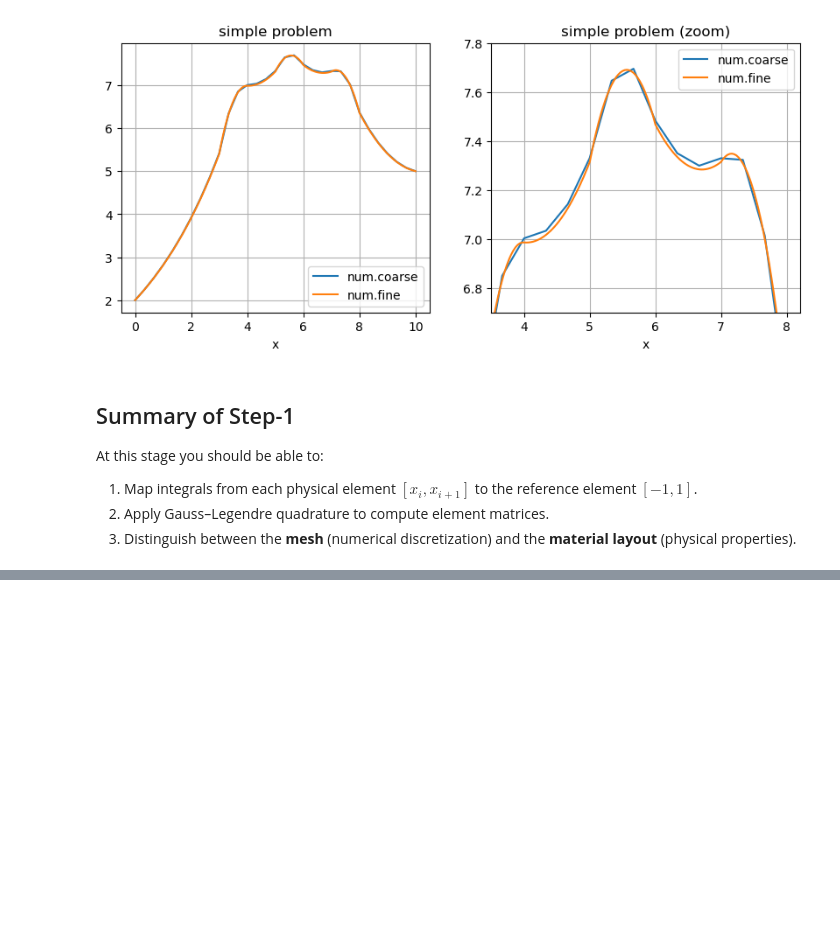
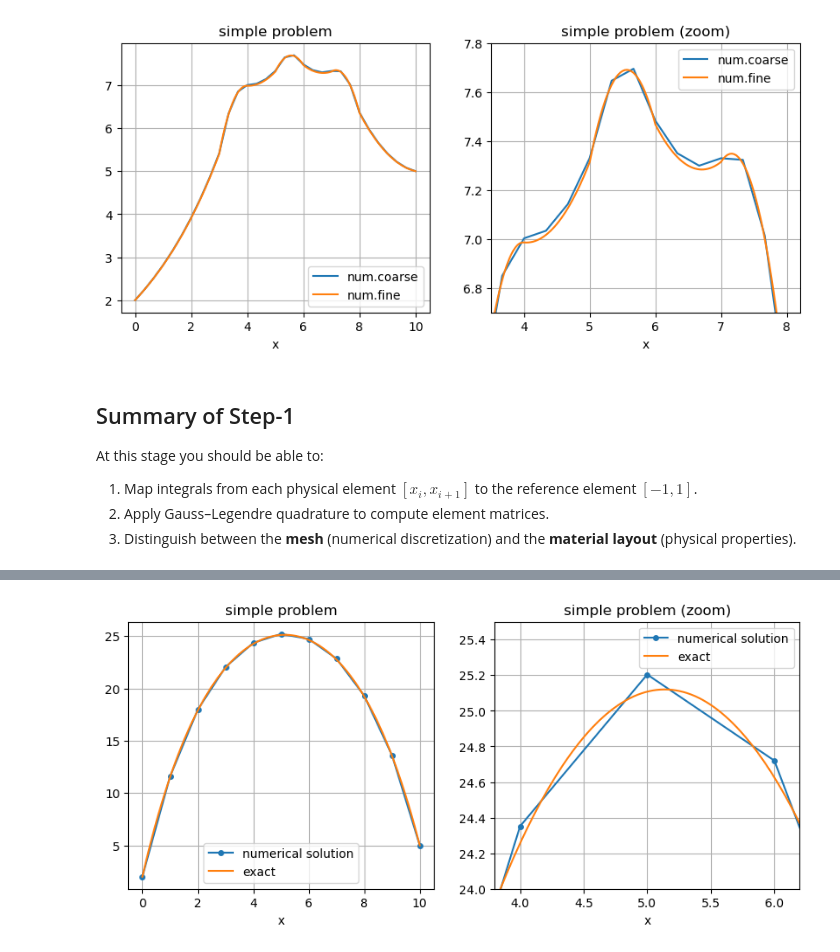
Before and after one commit to ragusa/Learning_FEM_1D, a Jupyter notebook: Learning_FEM_1D_step1.ipynb, the cells around one changed output, grey strips where cells are left out. Cells and saved outputs as stored; diff of their text form; code cells hidden in the pictures; blank space fills up the shorter version.

```diff
--- a/Learning_FEM_1D_step1.ipynb
+++ b/Learning_FEM_1D_step1.ipynb
@@ -140,13 +136,13 @@ def basis():
     return b, dbdx
 
 
-def compute_elemental_matrices(b, dbdx, degree=2, verbose=False):
+def compute_elemental_matrices(b, dbdx, n_q=2, verbose=False):
     """
     Compute elemental mass (M), stiffness (Kxx), and load (Q) matrices
     using Gaussian quadrature in 1D.
     """
     # Select quadrature rule
-    xq, wq = np.polynomial.legendre.leggauss(degree)
+    xq, wq = np.polynomial.legendre.leggauss(n_q)
     ndof = len(b)
 
     # Initialize local matrices
@@ -578,0 +499,68 @@ Load vector Q:
+# %%
+# return to the original constant-coefficient problem
+D, sigma, q = 1.5, 0.2, 7.0
+
+# number of elements
+Nelem = 10
+Ndofs = Nelem+1
+# create mesh
+x = np.linspace(0,L,Ndofs)
+J = np.diff(x)/2
+
+# connectivity array
+gn = np.zeros((Nelem,2),dtype=int)
+gn[0,:]=[0,1]
+for iel in range(1,Nelem):
+    gn[iel,0] = gn[iel-1,-1]
+    gn[iel,1] = gn[iel,0] + 1
+
+# build basis function
+fe_b, fe_dbdx = basis()
+# elemental matrices/vectors
+K,M,f = compute_elemental_matrices(fe_b, fe_dbdx, verbose=True)
+
+# build matrix
+A = sparse.lil_matrix((Ndofs,Ndofs))
+b = np.zeros(Ndofs)
+
+# loop over elements
+for iel in range(0,Nelem):
+    # global indices
+    g = gn[iel,:]
+    # add matrix contribution
+    local_mat = D/J[iel]*K + sigma*J[iel]*M
+    for i,ind_i in enumerate(gn[iel,:]):
+        b[ind_i] += q*J[iel]*f[i]
+        for j,ind_j in enumerate(gn[iel,:]):
+            A[ind_i,ind_j] += local_mat[i,j]
+# boundary conditions
+A[0,:] = 0
+A[0,0] = 1
+A[-1,:] = 0
+A[-1,-1] = 1
+b[0] = u_left
+b[-1] = u_right
+# solve sparse system of equations
+u = spla.spsolve(A.tocsc(), b)
+
+# plot
+fig, axs = plt.subplots(1,2,figsize=(10,4))
+
+axs[0].plot(x,      u, marker='o', ms=4, label='numerical solution')
+axs[0].plot(x_fine, exact(x_fine), label='exact')
+axs[0].grid(True)
+axs[0].legend()
+axs[0].set_xlabel('x')
+axs[0].set_title('simple problem')
+
+# zoom
+axs[1].plot(x,      u, marker='o', ms=4, label='numerical solution')
+axs[1].plot(x_fine, exact(x_fine), label='exact')
+axs[1].grid(True)
+axs[1].legend()
+axs[1].set_xlabel('x')
+axs[1].set_title('simple problem (zoom)')
+axs[1].set_xlim([3.8,6.2])
+axs[1].set_ylim([24,25.5])
+plt.show()
+# %% [output]
@@ -578,0 +581 @@ Load vector Q:
+[figure, added]
```
Also changed, not shown: parts of 7 cells of this notebook, 10 other files.
